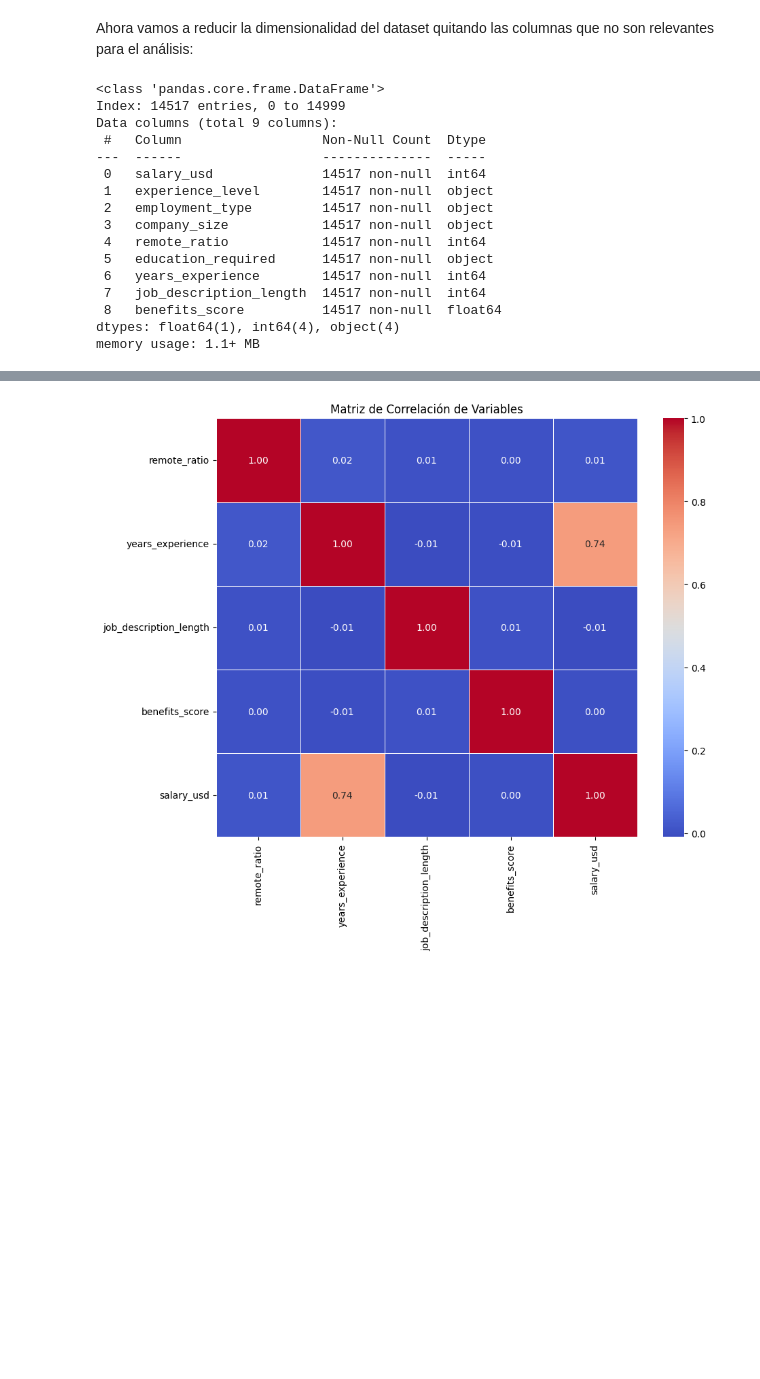
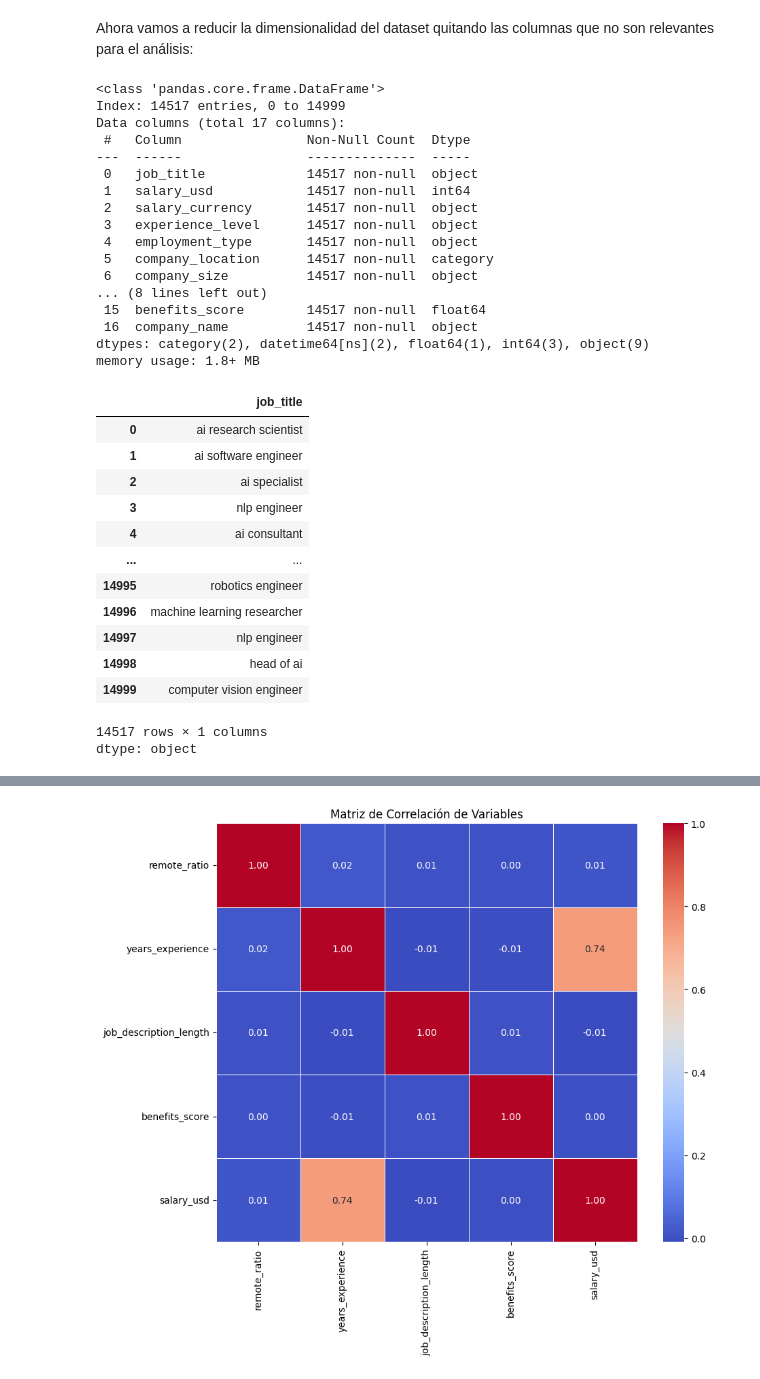
Before and after one commit to EzeRivero/Data-Science-II, a Jupyter notebook: IA_Job_Rivero_Proyecto_Final.ipynb, the cells around one changed output, grey strips where cells are left out. Saved outputs shown, nothing was run; the diff lists cells and outputs as text; code cells hidden in the pictures; blank space fills up the shorter version.

```diff
--- a/IA_Job_Rivero_Proyecto_Final.ipynb
+++ b/IA_Job_Rivero_Proyecto_Final.ipynb
@@ -317,9 +317,7 @@ Ahora vamos a reducir la dimensionalidad del dataset quitando las columnas que n
 # %%
 #Procedemos a dropear esas columnas que no vamos a ocupar para el modelo, quedando
 drop_cols = [
-    "job_id", "job_title", "company_name", "salary_currency",
-    "company_location", "employee_residence", "posting_date",
-    "application_deadline", "required_skills", "industry"
+    "job_id", "job_description_length"
     ]
 
 df = df.drop(columns=drop_cols)
@@ -328,17 +326,37 @@ df.info()
 # %% [output]
 <class 'pandas.core.frame.DataFrame'>
 Index: 14517 entries, 0 to 14999
-Data columns (total 9 columns):
- #   Column                  Non-Null Count  Dtype
----  ------                  --------------  -----
- 0   salary_usd              14517 non-null  int64
- 1   experience_level        14517 non-null  object
- 2   employment_type         14517 non-null  object
- 3   company_size            14517 non-null  object
- 4   remote_ratio            14517 non-null  int64
- 5   education_required      14517 non-null  object
- 6   years_experience        14517 non-null  int64
- 7   job_description_length  14517 non-null  int64
- 8   benefits_score          14517 non-null  float64
-dtypes: float64(1), int64(4), object(4)
-memory usage: 1.1+ MB
+Data columns (total 17 columns):
+ #   Column                Non-Null Count  Dtype
+---  ------                --------------  -----
+ 0   job_title             14517 non-null  object
+ 1   salary_usd            14517 non-null  int64
+ 2   salary_currency       14517 non-null  object
+ 3   experience_level      14517 non-null  object
+ 4   employment_type       14517 non-null  object
+ 5   company_location      14517 non-null  category
+ 6   company_size          14517 non-null  object
+... (8 lines left out)
+ 15  benefits_score        14517 non-null  float64
+ 16  company_name          14517 non-null  object
+dtypes: category(2), datetime64[ns](2), float64(1), int64(3), object(9)
+memory usage: 1.8+ MB
+# %%
+#Ahora, estandarizamos la variable "job_title", para que no haya variables duplicadas
+df['job_title'] = df['job_title'].str.lower().str.strip()
+df['job_title']
+# %% [output]
+|  | job_title |
+| 0 | ai research scientist |
+| 1 | ai software engineer |
+| 2 | ai specialist |
+| 3 | nlp engineer |
+| 4 | ai consultant |
+| ... | ... |
+| 14995 | robotics engineer |
+| 14996 | machine learning researcher |
+| 14997 | nlp engineer |
+| 14998 | head of ai |
+| 14999 | computer vision engineer |
+14517 rows × 1 columns
+dtype: object
```
Also changed, not shown: parts of 7 cells of this notebook.
